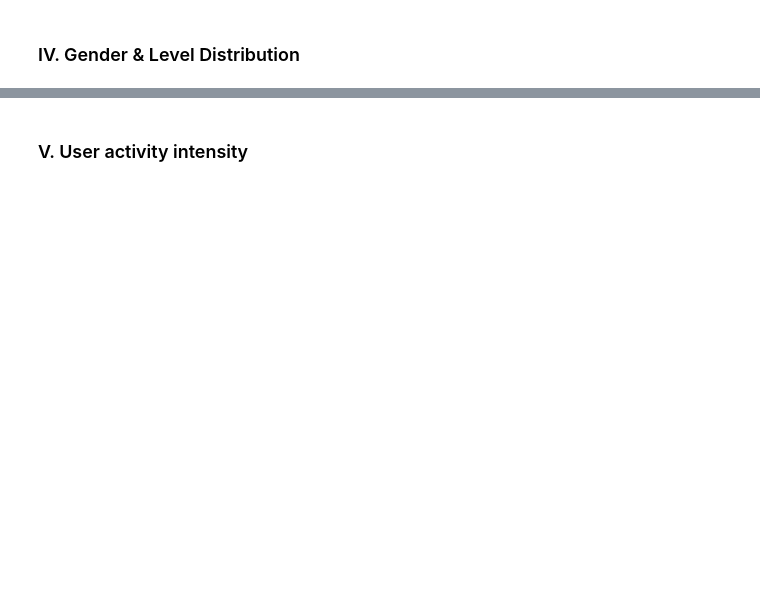
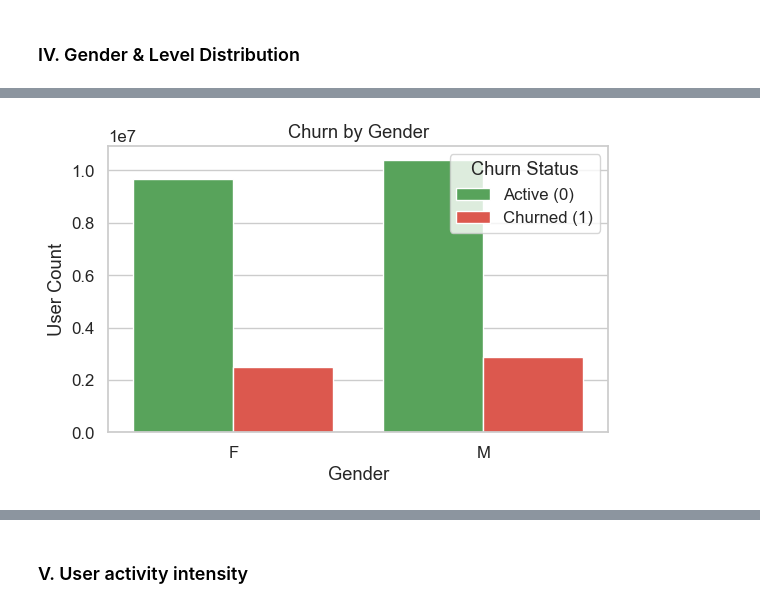
Before and after one commit to ZlataSparrow/Churn_Risk_Classification, a Jupyter notebook: notebook/02_EDA.ipynb, the cells around one changed output, grey strips where cells are left out. Saved outputs shown, nothing was run; the diff lists cells and outputs as text; code cells hidden in the pictures; blank space fills up the shorter version.

```diff
--- a/notebook/02_EDA.ipynb
+++ b/notebook/02_EDA.ipynb
@@ -436,25 +411,0 @@ Passing `palette` without assigning `hue` is deprecated and will be removed in v
-# %%
-gender_churn = (
-    data.select("userId", "gender", "churn_flag").distinct()
-        .groupBy("gender", "churn_flag").count()
-        .toPandas()
-)
-
-plt.figure(figsize=(6,4))
-bar = sns.barplot(
-    data=gender_churn,
-    x="gender",
-    y="count",
-    hue="churn_flag",
-    palette={0: "#4CAF50", 1: "#F44336"}
-)
-plt.title("Churn by Gender")
-plt.xlabel("Gender")
-plt.ylabel("User Count")
-# Make custom legend matching color to 'Active' and 'Churned'
-from matplotlib.patches import Patch
-legend_colors = ["#4CAF50", "#F44336"]
-legend_labels = ["Active", "Churned"]
-handles = [Patch(facecolor=c, label=l) for c, l in zip(legend_colors, legend_labels)]
-plt.legend(handles=handles, title="Churn Status")
-plt.show()
@@ -464,0 +464,17 @@ Attempting non-optimization as 'spark.sql.execution.arrow.pyspark.fallback.enabl
+# %%
+plt.figure(figsize=(6,4))
+ax = sns.barplot(
+    data=gender_churn,
+    x="gender", y="count",
+    hue="churn_flag",
+    palette=["#4CAF50", "#F44336"]
+)
+plt.title("Churn by Gender")
+plt.xlabel("Gender"); plt.ylabel("User Count")
+legend_labels = ["Active (0)", "Churned (1)"]
+handles, _ = ax.get_legend_handles_labels()
+plt.legend(handles, legend_labels, title="Churn Status")
+plt.tight_layout()
+plt.show()
+# %% [output]
+[figure, added]
```
Also changed, not shown: parts of 43 cells of this notebook, 1 other file.
